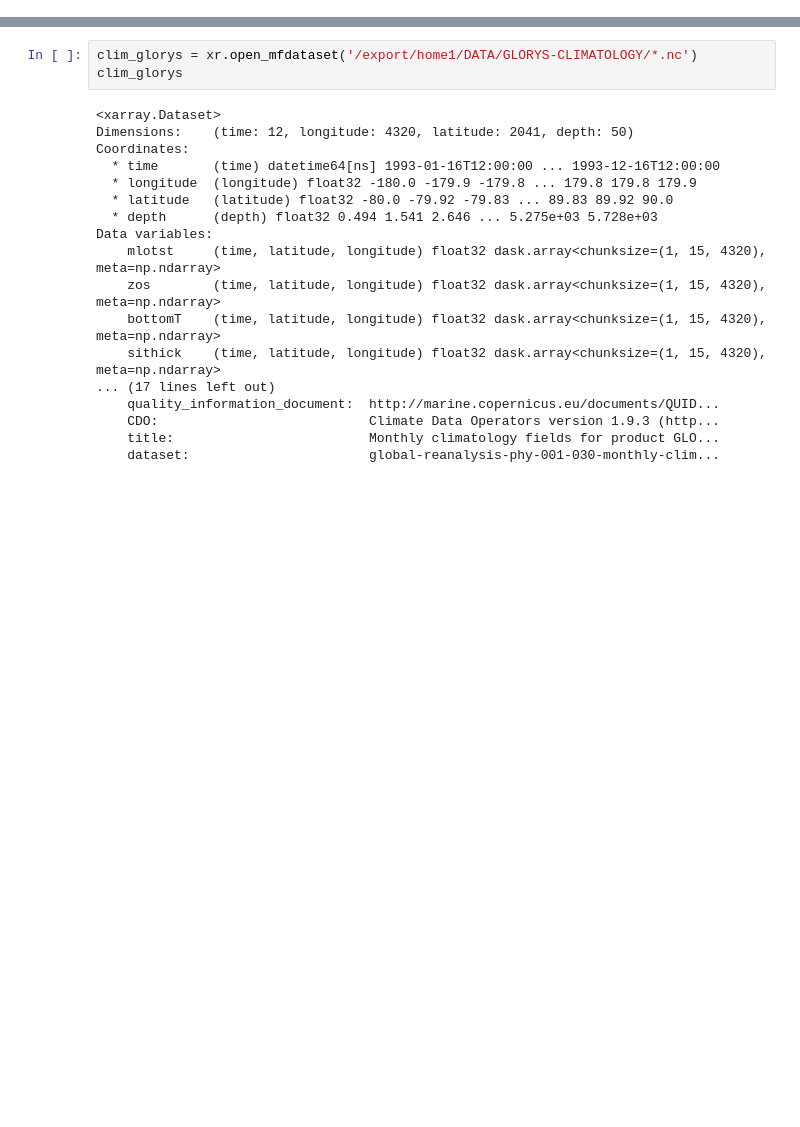
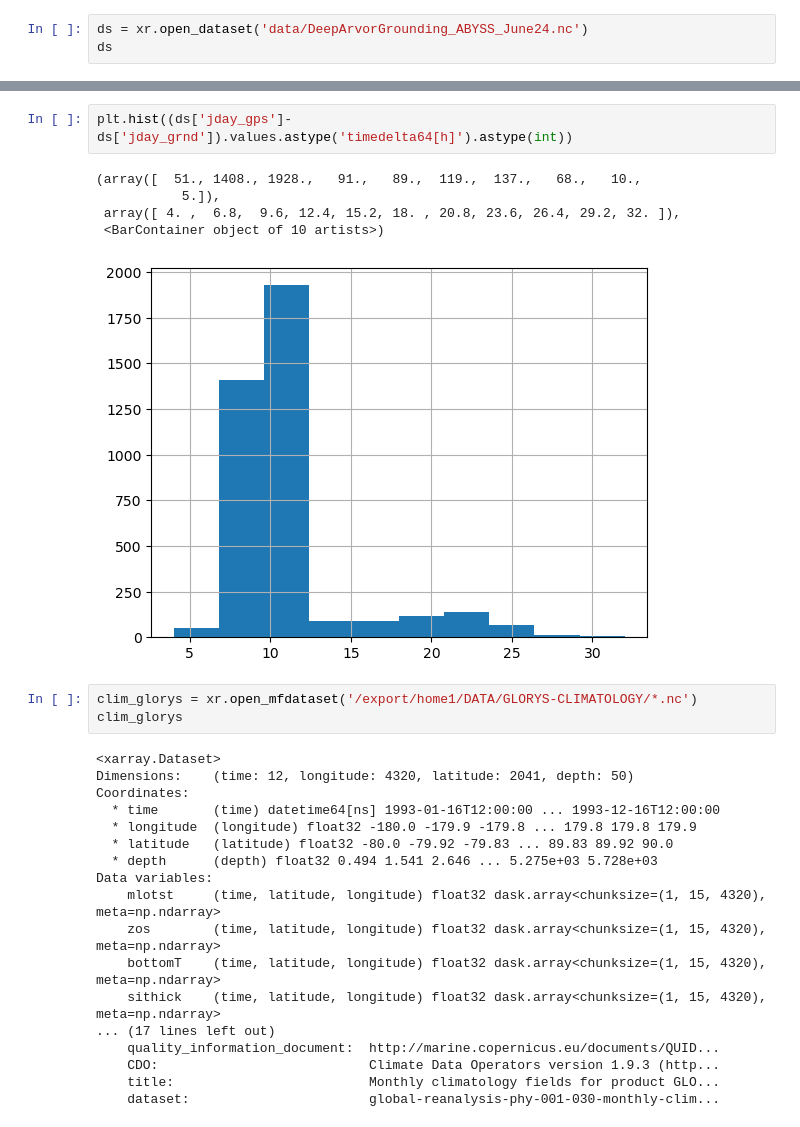
Before and after one commit to quai20/argobathy, a Jupyter notebook: deep/check_last.ipynb, the cells around one changed output, grey strips where cells are left out. Cells and saved outputs as stored; diff of their text form; blank space fills up the shorter version.

```diff
--- a/deep/check_last.ipynb
+++ b/deep/check_last.ipynb
@@ -20,0 +21,3 @@ etopo = xr.open_dataset('/home1/datawork/kbalem/ETOPO1_Bed_g_gmt4.nc')
+# %%
+ds = xr.open_dataset('data/DeepArvorGrounding_ABYSS_June24.nc')
+ds
@@ -21,3 +38,11 @@ etopo = xr.open_dataset('/home1/datawork/kbalem/ETOPO1_Bed_g_gmt4.nc')
+# %%
+plt.hist((ds['jday_gps']-ds['jday_grnd']).values.astype('timedelta64[h]').astype(int))
+# %% [output]
+(array([  51., 1408., 1928.,   91.,   89.,  119.,  137.,   68.,   10.,
+           5.]),
+ array([ 4. ,  6.8,  9.6, 12.4, 15.2, 18. , 20.8, 23.6, 26.4, 29.2, 32. ]),
+ <BarContainer object of 10 artists>)
+[figure, added]
 # %%
 clim_glorys = xr.open_mfdataset('/export/home1/DATA/GLORYS-CLIMATOLOGY/*.nc')
 clim_glorys
```
Also changed, not shown: parts of 2 cells of this notebook, 52 other files.
